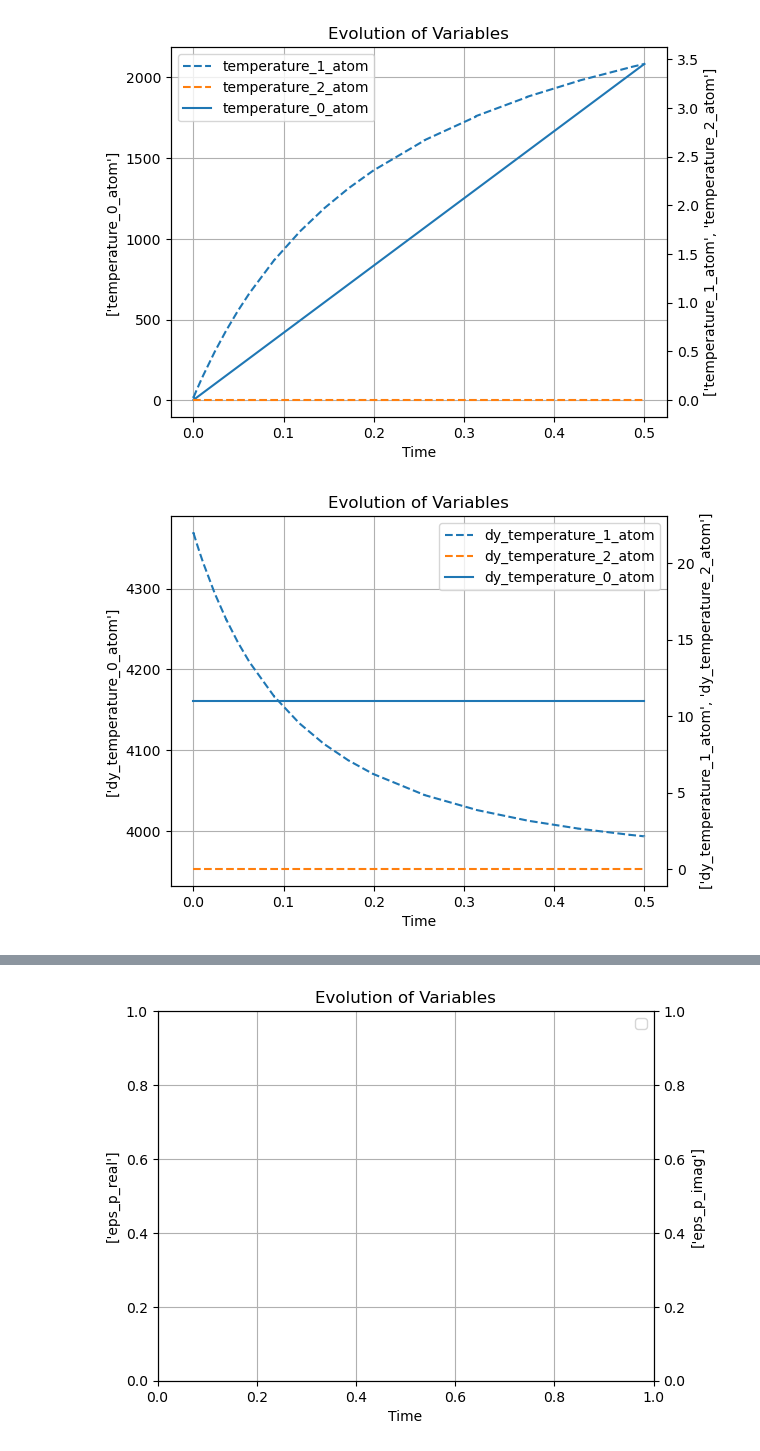
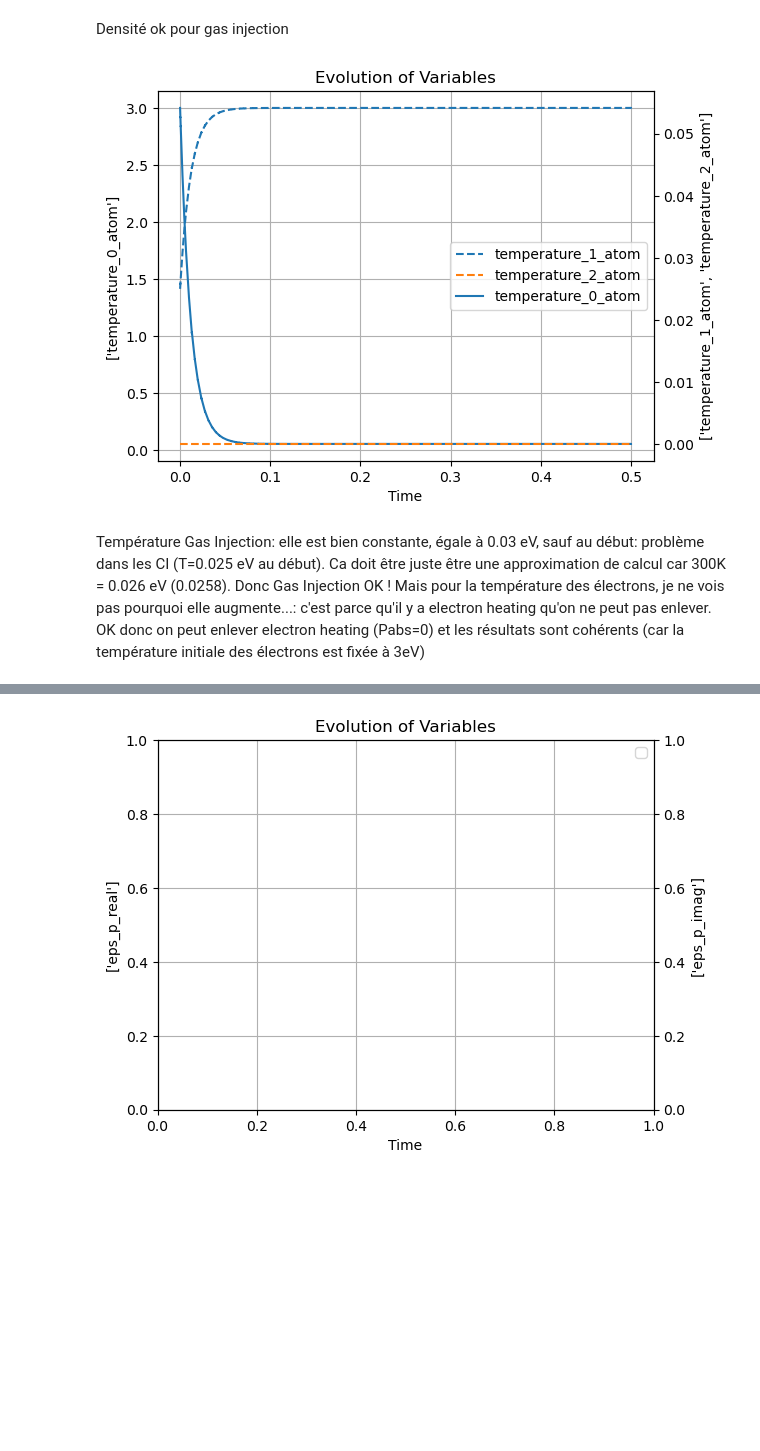
Before and after one commit to sverdier136/AtmopropX__0D-global-model, a Jupyter notebook: src/results_analysis.ipynb, the cells around one changed output, grey strips where cells are left out. Cells and saved outputs as stored; diff of their text form; code cells hidden in the pictures; blank space fills up the shorter version.

```diff
--- a/src/results_analysis.ipynb
+++ b/src/results_analysis.ipynb
@@ -57,9 +61,16 @@ plot_variables(['dy_e_density'], ['dy_Xe_density', 'dy_Xe+_density'])
+# %% [markdown]
+Densité ok pour gas injection
 # %%
 plot_variables(["temperature_0_atom"], ["temperature_1_atom", "temperature_2_atom"])
-plot_variables(["dy_temperature_0_atom"], ["dy_temperature_1_atom", "dy_temperature_2_atom"])
+#plot_variables(["dy_temperature_0_atom"], ["dy_temperature_1_atom", "dy_temperature_2_atom"])
+#plot_variables(["temperature_1_atom"],[])
 # %% [output]
-[figure, old version]
+[figure, new version]
-[figure, removed]
+# %% [markdown]
+Température Gas Injection: elle est bien constante, égale à 0.03 eV, sauf au début: problème dans les CI (T=0.025 eV au début). Ca doit être juste être une approximation de calcul car 300K = 0.026 eV (0.0258).
+Donc Gas Injection OK !
+Mais pour la température des électrons, je ne vois pas pourquoi elle augmente...: c'est parce qu'il y a electron heating qu'on ne peut pas enlever.
+OK donc on peut enlever electron heating (Pabs=0) et les résultats sont cohérents (car la température initiale des électrons est fixée à 3eV)
 # %%
 plot_variables(['energy_0_atom'], ['energy_1_atom', 'energy_2_atom'])
 plot_variables(['dy_energy_0_atom'], ['dy_energy_1_atom', 'dy_energy_2_atom'])
```
Also changed, not shown: parts of 10 cells of this notebook, 10 other files.
